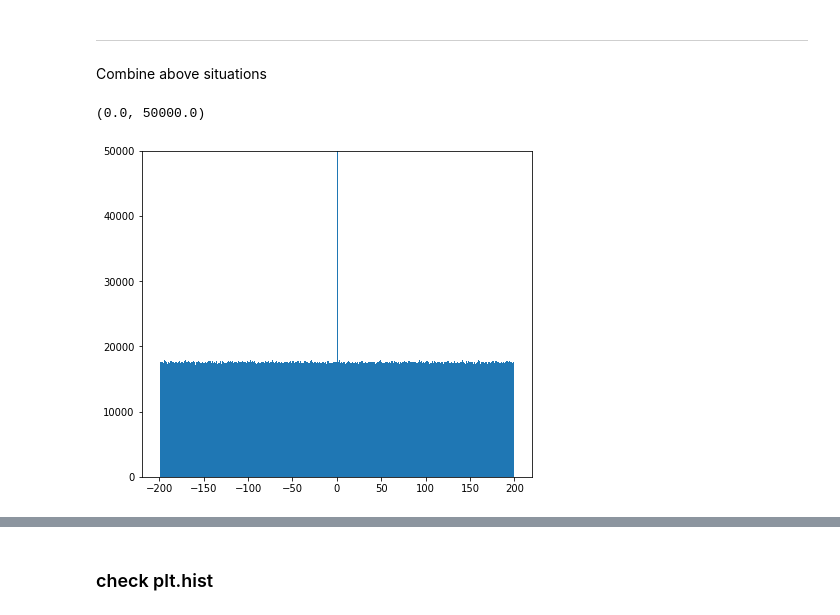
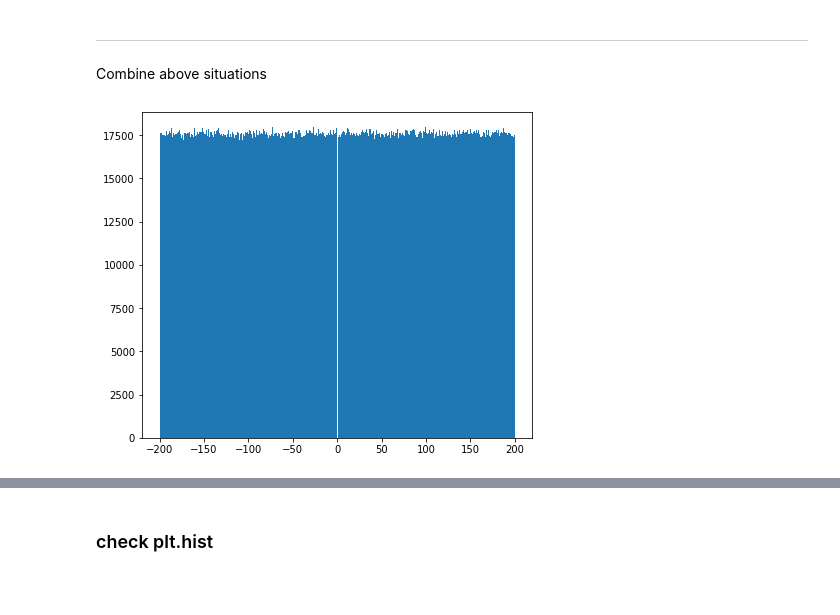
Before and after one commit to ubsuny/g2-coral, a Jupyter notebook: mc_simulation/simu_tfd.ipynb, the cells around one changed output, grey strips where cells are left out. Drawn from its saved outputs; the diff is of its cells as text; code cells hidden in the pictures; blank space fills up the shorter version.

```diff
--- a/mc_simulation/simu_tfd.ipynb
+++ b/mc_simulation/simu_tfd.ipynb
@@ -34,22 +34,22 @@ nothing detected -> event 2
 # %% [markdown]
 Next, we simulate the single photon source case.
 # %%
-total_bin = 400     # number of total time bins
-bin_array = tf.range(-1 * total_bin//2,total_bin//2+1,delta=1,dtype=float32)
-
-tbin_n = tf.constant(np.linspace(min(bin_array),-1,total_bin//2),dtype=float32)
-tbin_p = tf.constant(np.linspace(1,max(bin_array),total_bin//2),dtype=float32)
+total_bin = 401     # number of total time bins
+bin_array = tf.range(total_bin//2 * (-1) ,total_bin//2+1,delta=1,dtype=float32)
+bin_n = tf.constant(np.linspace(min(bin_array),-1,total_bin//2),dtype=float32)
+bin_p = tf.constant(np.linspace(1,max(bin_array),total_bin//2),dtype=float32)
 
 sps_dist = tfd.MixtureSameFamily(
     mixture_distribution =
-    tfd.Categorical(probs=[tbin_n.shape[0]/total_bin,0, tbin_p.shape[0]/total_bin]),
+    tfd.Categorical(probs=[bin_n.shape[0]/(total_bin-1),0, bin_p.shape[0]/(total_bin-1)]),
 
     components_distribution =
-    tfd.Uniform(low=[min(bin_array),-1,1],high=[-1,1,max(bin_array)])
+    #tfd.Uniform(low=[min(bin_array),-1,1],high=[-1,1,max(bin_array)])
+    tfd.Uniform(low=[min(bin_array),0.2,1],high=[0,0.1,max(bin_array)+1])
                        )
 
-sps_prob = sps_dist.prob([tbin_n,tbin_p])
-sps_prob = tf.concat([sps_prob[0],[0],sps_prob[1]],0)
+sps_prob = sps_dist.prob(bin_array+0.1)
+#sps_prob = tf.concat([sps_prob[0],[0],sps_prob[1]],0)
 plt.plot(bin_array,sps_prob)
 #plt.xlim(-2,2)
 plt.show()
@@ -81,7 +77,7 @@ non_dist.prob(5.15)
 # %%
 # no photons detected
 
-non_dist = tfd.Uniform(low=1.,high=0.0)
+non_dist = tfd.Uniform(low=1000.,high=1000.0)
 non_prob = non_dist.prob([tbin_n,tbin_p])
 non_prob = tf.concat([non_prob[0],non_prob[1]],0)
 plt.plot(bin_array[1:],non_prob)
@@ -99,8 +95,7 @@ total_dist = tfd.Mixture(
 simu_samples = tf.cast(total_dist.sample(counts),dtype=int32)
 # %%
 bin_info_total=plt.hist(simu_samples.numpy(), bins=np.ndarray.tolist(bin_array.numpy()) )
-plt.ylim(0,50000)
 #np.ndarray.tolist(bin_array.numpy())
+plt.savefig('sps')
 # %% [output]
-(0.0, 50000.0)
-[figure, old version]
+[figure, new version]
```
Also changed, not shown: parts of 9 cells of this notebook.
